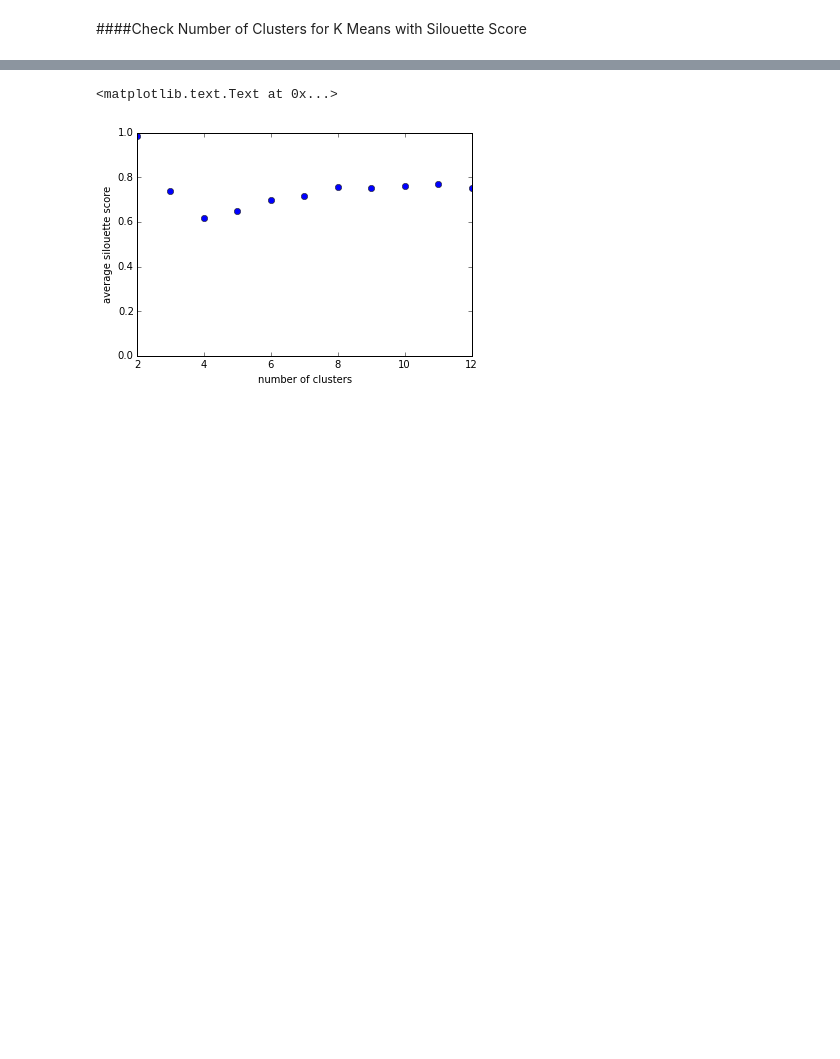
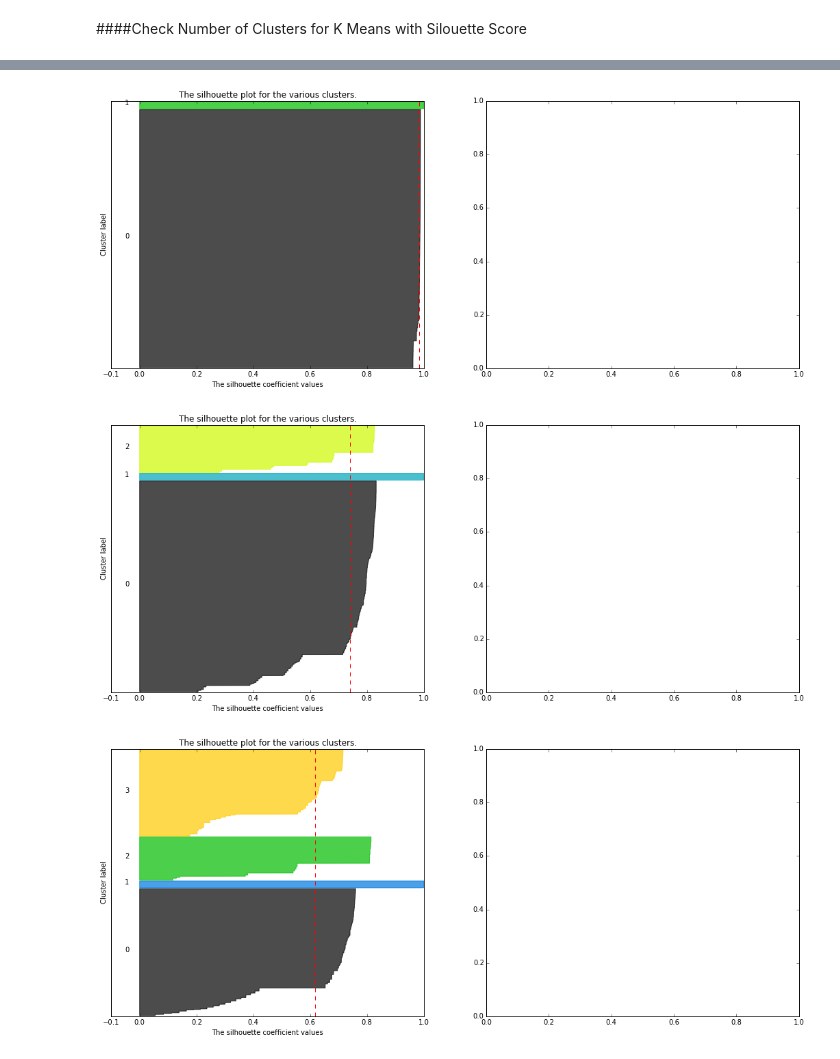
Before and after one commit to seawilloughby/media_mapper, a Jupyter notebook: data_pipeline/k_means_cluster_test.ipynb, the cells around one changed output, grey strips where cells are left out. Saved outputs shown, nothing was run; the diff lists cells and outputs as text; code cells hidden in the pictures; blank space fills up the shorter version.

Commit message:
kmeans

```diff
--- a/data_pipeline/k_means_cluster_test.ipynb
+++ b/data_pipeline/k_means_cluster_test.ipynb
@@ -191,13 +190,7 @@ with open('kmeans_round1_clustdict.csv', 'wb') as f:  # Just use 'w' mode in 3.x
 #add geocolumn
 dfk['geoid10'] = dfk['hrbin_']
 #add tweetcount as average value
-dfk['tweetcnt'] = dfk[['hrbin_afternoon',
- 'hrbin_dawn',
- 'hrbin_evening',
- 'hrbin_latenight',
- 'hrbin_morning',
- 'wkd_0',
- 'wkd_1']].mean(axis = 1)
+dfk['tweetcnt'] = dfk[['wkd_0', 'wkd_1','hrbin_morning','hrbin_afternoon','hrbin_evening''hrbin_latenight', 'hrbin_dawn']].mean(axis = 1)
 # %%
 def merge_shapes_with_dataframe(df):
     '''imports sql shape files for san francisco. Adds them to a dataframe based on the shared 'geoid10' column.
@@ -467,9 +567,0 @@ for n_clusters in range_n_clusters:
-# %%
-
-plt.plot(clusternum, silouettescore, 'o')
-plt.ylim(0, 1)
-plt.xlabel('number of clusters')
-plt.ylabel('average silouette score')
-# %% [output]
-<matplotlib.text.Text at 0x...>
-[figure, removed]
@@ -477,0 +568,8 @@ plt.ylabel('average silouette score')
+# %%
+#Get dataframe ready for kmeans, but don't run it yet:
+gg_k_df = modified_clean_and_run_kmeans(df, run_kmeans = False)
+determine_k_silhoette(gg_k_df)
+# %% [output]
+[figure, added]
+[figure, added]
+[figure, added]
```
Also changed, not shown: parts of 41 cells of this notebook.
